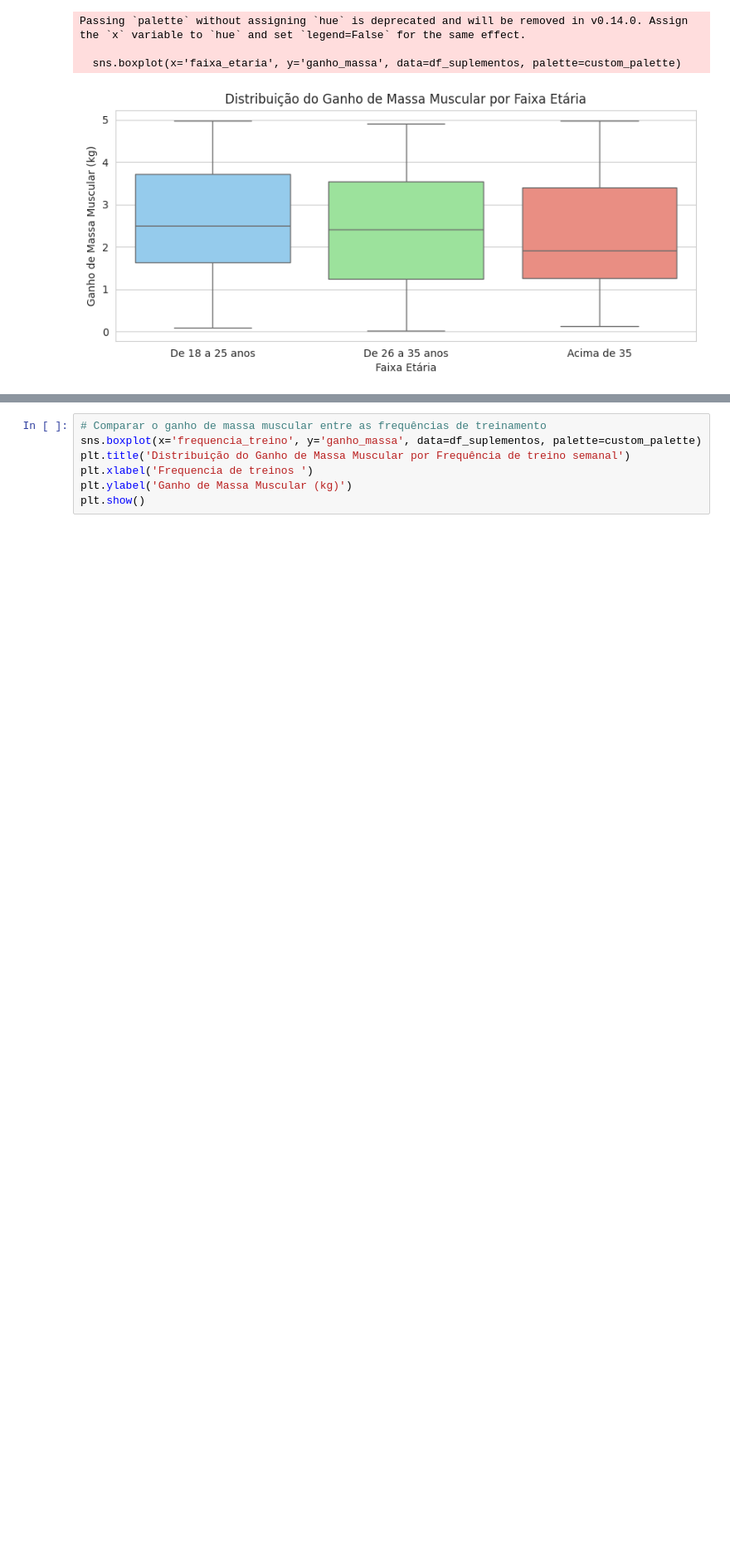
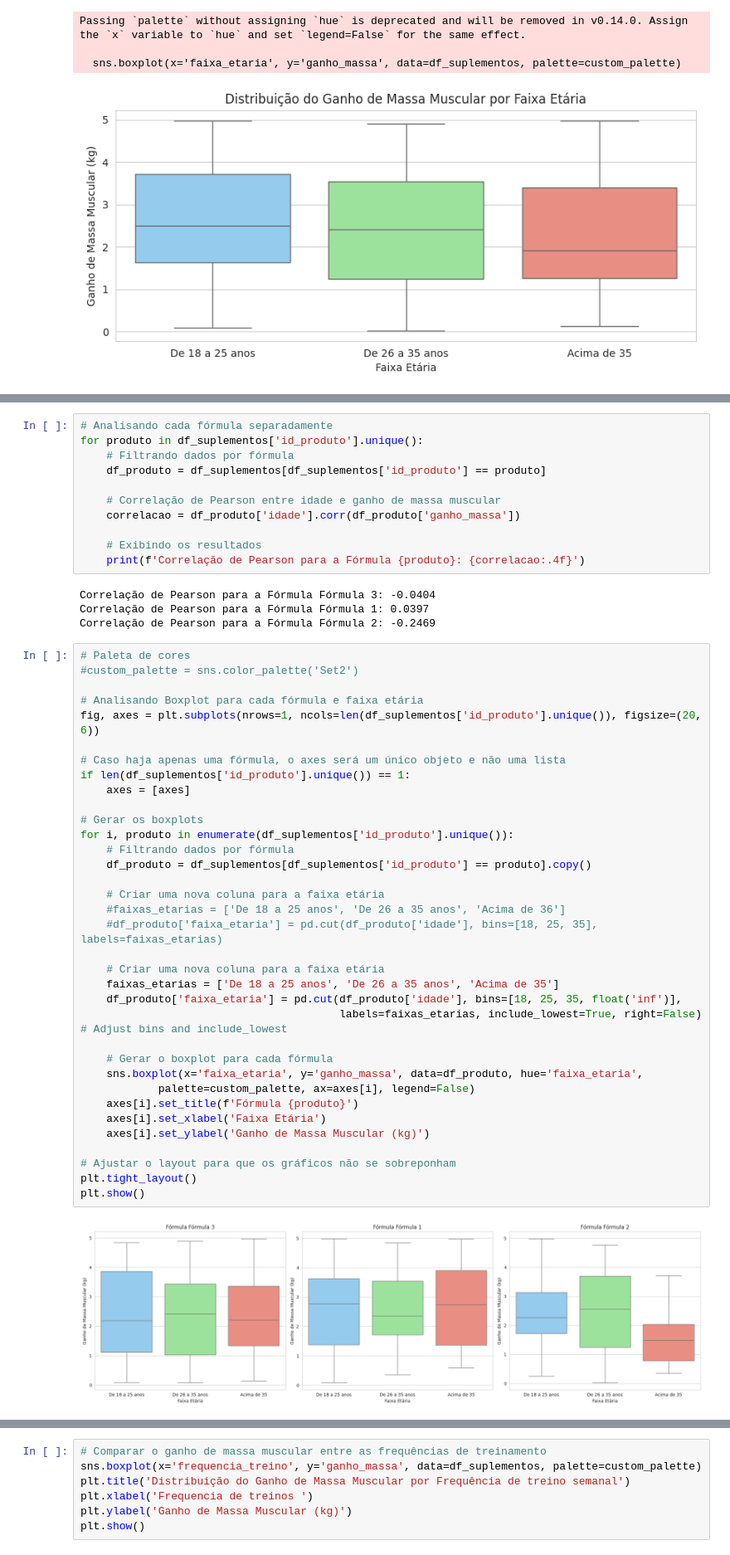
Before and after one commit to AmparoPastor/WoMakersCode-DataAnalytics-DesafiosEmSquad, a Jupyter notebook: Desafio4_completo_em_squad.ipynb, the cells around one changed output, grey strips where cells are left out. Shown: that part at 83% size. Saved outputs shown, nothing was run; the diff lists cells and outputs as text; blank space fills up the shorter version.

```diff
--- a/Desafio4_completo_em_squad.ipynb
+++ b/Desafio4_completo_em_squad.ipynb
@@ -370,0 +376,52 @@ Passing `palette` without assigning `hue` is deprecated and will be removed in v
+# %%
+# Analisando cada fórmula separadamente
+for produto in df_suplementos['id_produto'].unique():
+    # Filtrando dados por fórmula
+    df_produto = df_suplementos[df_suplementos['id_produto'] == produto]
+
+    # Correlação de Pearson entre idade e ganho de massa muscular
+    correlacao = df_produto['idade'].corr(df_produto['ganho_massa'])
+
+    # Exibindo os resultados
+    print(f'Correlação de Pearson para a Fórmula {produto}: {correlacao:.4f}')
+# %% [output]
+Correlação de Pearson para a Fórmula Fórmula 3: -0.0404
+Correlação de Pearson para a Fórmula Fórmula 1: 0.0397
+Correlação de Pearson para a Fórmula Fórmula 2: -0.2469
+# %%
+# Paleta de cores
+#custom_palette = sns.color_palette('Set2')
+
+# Analisando Boxplot para cada fórmula e faixa etária
+fig, axes = plt.subplots(nrows=1, ncols=len(df_suplementos['id_produto'].unique()), figsize=(20, 6))
+
+# Caso haja apenas uma fórmula, o axes será um único objeto e não uma lista
+if len(df_suplementos['id_produto'].unique()) == 1:
+    axes = [axes]
+
+# Gerar os boxplots
+for i, produto in enumerate(df_suplementos['id_produto'].unique()):
+    # Filtrando dados por fórmula
+    df_produto = df_suplementos[df_suplementos['id_produto'] == produto].copy()
+
+    # Criar uma nova coluna para a faixa etária
+    #faixas_etarias = ['De 18 a 25 anos', 'De 26 a 35 anos', 'Acima de 36']
+    #df_produto['faixa_etaria'] = pd.cut(df_produto['idade'], bins=[18, 25, 35], labels=faixas_etarias)
+
+    # Criar uma nova coluna para a faixa etária
+    faixas_etarias = ['De 18 a 25 anos', 'De 26 a 35 anos', 'Acima de 35']
+    df_produto['faixa_etaria'] = pd.cut(df_produto['idade'], bins=[18, 25, 35, float('inf')],
+                                        labels=faixas_etarias, include_lowest=True, right=False) # Adjust bins and include_lowest
+
+    # Gerar o boxplot para cada fórmula
+    sns.boxplot(x='faixa_etaria', y='ganho_massa', data=df_produto, hue='faixa_etaria',
+            palette=custom_palette, ax=axes[i], legend=False)
+    axes[i].set_title(f'Fórmula {produto}')
+    axes[i].set_xlabel('Faixa Etária')
+    axes[i].set_ylabel('Ganho de Massa Muscular (kg)')
+
+# Ajustar o layout para que os gráficos não se sobreponham
+plt.tight_layout()
+plt.show()
+# %% [output]
+[figure, added]
```
Also changed, not shown: parts of 19 cells of this notebook.
